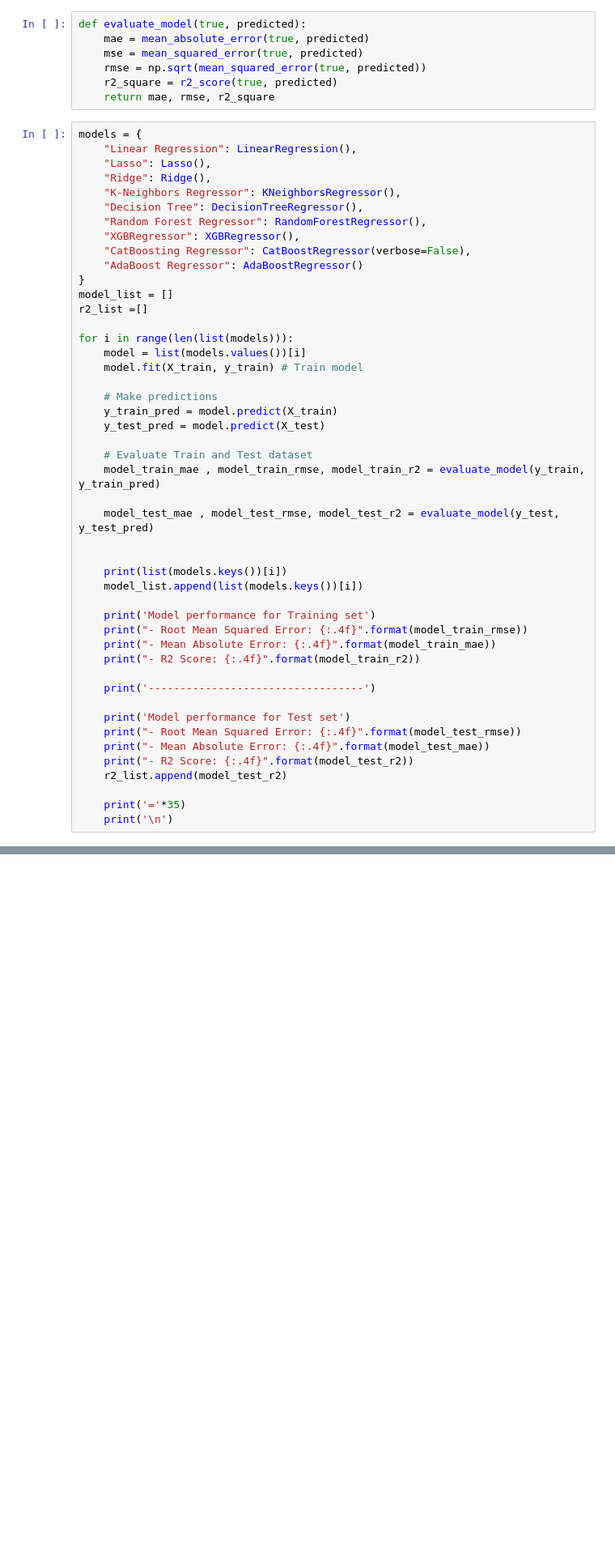
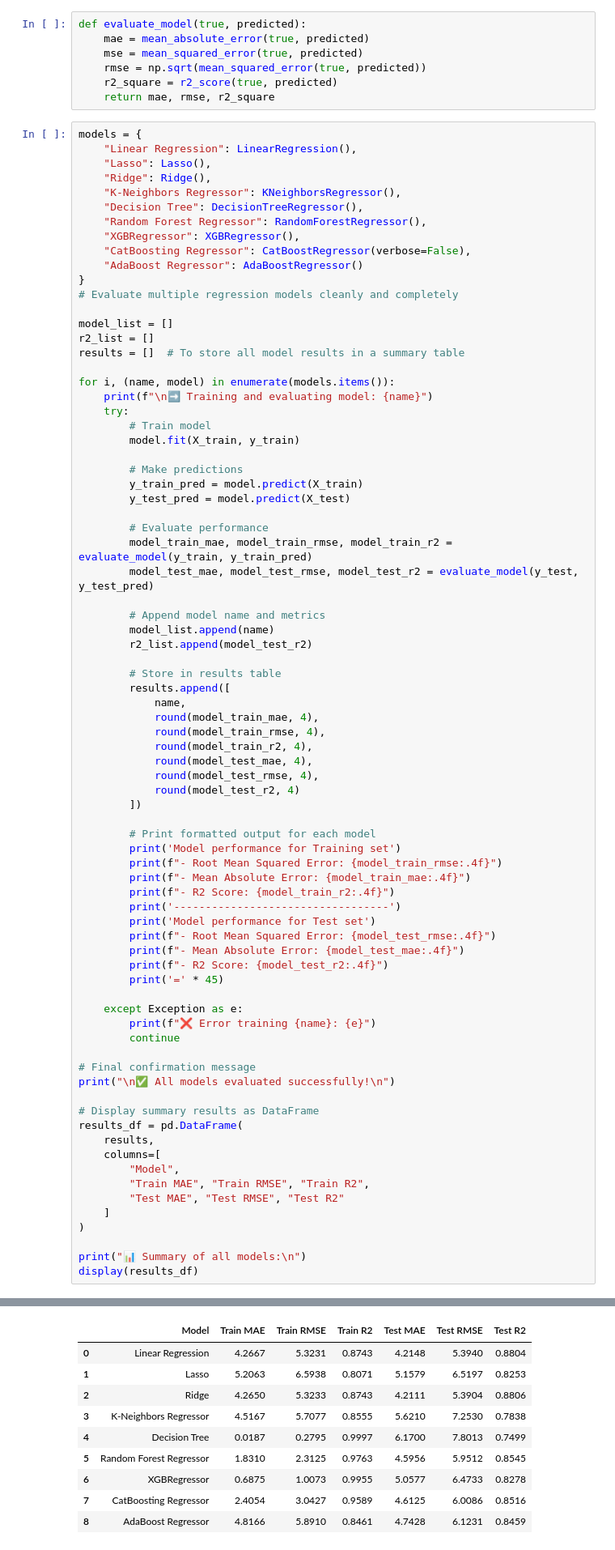
Before and after one commit to MaanyaGupta/student-performance-prediction, a Jupyter notebook: notebook/model_training.ipynb, the cells around one changed output, grey strips where cells are left out. Shown: that part at 81% size. Cells and saved outputs as stored; diff of their text form; blank space fills up the shorter version.

```diff
--- a/notebook/model_training.ipynb
+++ b/notebook/model_training.ipynb
@@ -92,39 +92,70 @@ models = {
     "CatBoosting Regressor": CatBoostRegressor(verbose=False),
     "AdaBoost Regressor": AdaBoostRegressor()
 }
+# Evaluate multiple regression models cleanly and completely
+
 model_list = []
-r2_list =[]
+r2_list = []
+results = []  # To store all model results in a summary table
 
-for i in range(len(list(models))):
-    model = list(models.values())[i]
-    model.fit(X_train, y_train) # Train model
+for i, (name, model) in enumerate(models.items()):
+    print(f"\n➡️ Training and evaluating model: {name}")
+    try:
+        # Train model
+        model.fit(X_train, y_train)
 
-    # Make predictions
-    y_train_pred = model.predict(X_train)
-    y_test_pred = model.predict(X_test)
+        # Make predictions
+        y_train_pred = model.predict(X_train)
+        y_test_pred = model.predict(X_test)
 
-    # Evaluate Train and Test dataset
-    model_train_mae , model_train_rmse, model_train_r2 = evaluate_model(y_train, y_train_pred)
+        # Evaluate performance
+        model_train_mae, model_train_rmse, model_train_r2 = evaluate_model(y_train, y_train_pred)
+        model_test_mae, model_test_rmse, model_test_r2 = evaluate_model(y_test, y_test_pred)
 
-    model_test_mae , model_test_rmse, model_test_r2 = evaluate_model(y_test, y_test_pred)
+        # Append model name and metrics
+        model_list.append(name)
+        r2_list.append(model_test_r2)
 
+        # Store in results table
+        results.append([
+            name,
+            round(model_train_mae, 4),
+            round(model_train_rmse, 4),
+            round(model_train_r2, 4),
+            round(model_test_mae, 4),
+            round(model_test_rmse, 4),
+            round(model_test_r2, 4)
+        ])
 
-    print(list(models.keys())[i])
-    model_list.append(list(models.keys())[i])
+        # Print formatted output for each model
+        print('Model performance for Training set')
+        print(f"- Root Mean Squared Error: {model_train_rmse:.4f}")
+        print(f"- Mean Absolute Error: {model_train_mae:.4f}")
+        print(f"- R2 Score: {model_train_r2:.4f}")
+        print('----------------------------------')
+        print('Model performance for Test set')
+        print(f"- Root Mean Squared Error: {model_test_rmse:.4f}")
+        print(f"- Mean Absolute Error: {model_test_mae:.4f}")
+        print(f"- R2 Score: {model_test_r2:.4f}")
+        print('=' * 45)
 
-    print('Model performance for Training set')
-    print("- Root Mean Squared Error: {:.4f}".format(model_train_rmse))
-    print("- Mean Absolute Error: {:.4f}".format(model_train_mae))
-    print("- R2 Score: {:.4f}".format(model_train_r2))
+    except Exception as e:
+        print(f"❌ Error training {name}: {e}")
+        continue
 
-    print('----------------------------------')
+# Final confirmation message
+print("\n✅ All models evaluated successfully!\n")
 
-    print('Model performance for Test set')
-    print("- Root Mean Squared Error: {:.4f}".format(model_test_rmse))
-    print("- Mean Absolute Error: {:.4f}".format(model_test_mae))
-    print("- R2 Score: {:.4f}".format(model_test_r2))
-    r2_list.append(model_test_r2)
+# Display summary results as DataFrame
+results_df = pd.DataFrame(
+    results,
+    columns=[
+        "Model",
+        "Train MAE", "Train RMSE", "Train R2",
+        "Test MAE", "Test RMSE", "Test R2"
+    ]
+)
 
-    print('='*35)
-    print('\n')
+print("📊 Summary of all models:\n")
+display(results_df)
 # %% [output]
@@ -148,3 +179,13 @@ Model performance for Test set
+|  | Model | Train MAE | Train RMSE | Train R2 | Test MAE | Test RMSE | Test R2 |
+| 0 | Linear Regression | 4.2667 | 5.3231 | 0.8743 | 4.2148 | 5.3940 | 0.8804 |
+| 1 | Lasso | 5.2063 | 6.5938 | 0.8071 | 5.1579 | 6.5197 | 0.8253 |
+| 2 | Ridge | 4.2650 | 5.3233 | 0.8743 | 4.2111 | 5.3904 | 0.8806 |
+| 3 | K-Neighbors Regressor | 4.5167 | 5.7077 | 0.8555 | 5.6210 | 7.2530 | 0.7838 |
+| 4 | Decision Tree | 0.0187 | 0.2795 | 0.9997 | 6.1700 | 7.8013 | 0.7499 |
+| 5 | Random Forest Regressor | 1.8310 | 2.3125 | 0.9763 | 4.5956 | 5.9512 | 0.8545 |
+| 6 | XGBRegressor | 0.6875 | 1.0073 | 0.9955 | 5.0577 | 6.4733 | 0.8278 |
+| 7 | CatBoosting Regressor | 2.4054 | 3.0427 | 0.9589 | 4.6125 | 6.0086 | 0.8516 |
+| 8 | AdaBoost Regressor | 4.8166 | 5.8910 | 0.8461 | 4.7428 | 6.1231 | 0.8459 |
 # %%
 pd.DataFrame(list(zip(model_list, r2_list)), columns=['Model Name', 'R2_Score']).sort_values(by=["R2_Score"],ascending=False)
 # %% [output]
```
Also changed, not shown: parts of 1 cell of this notebook, 3 other files.
